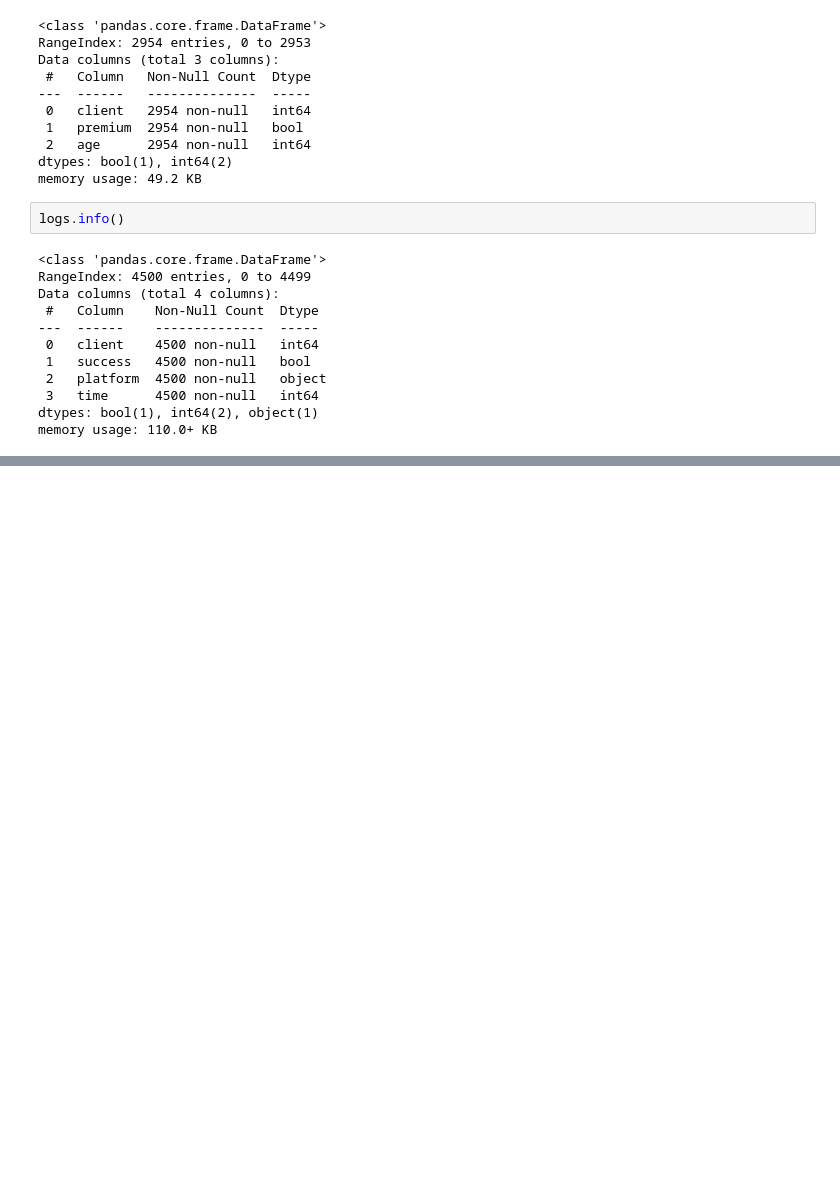
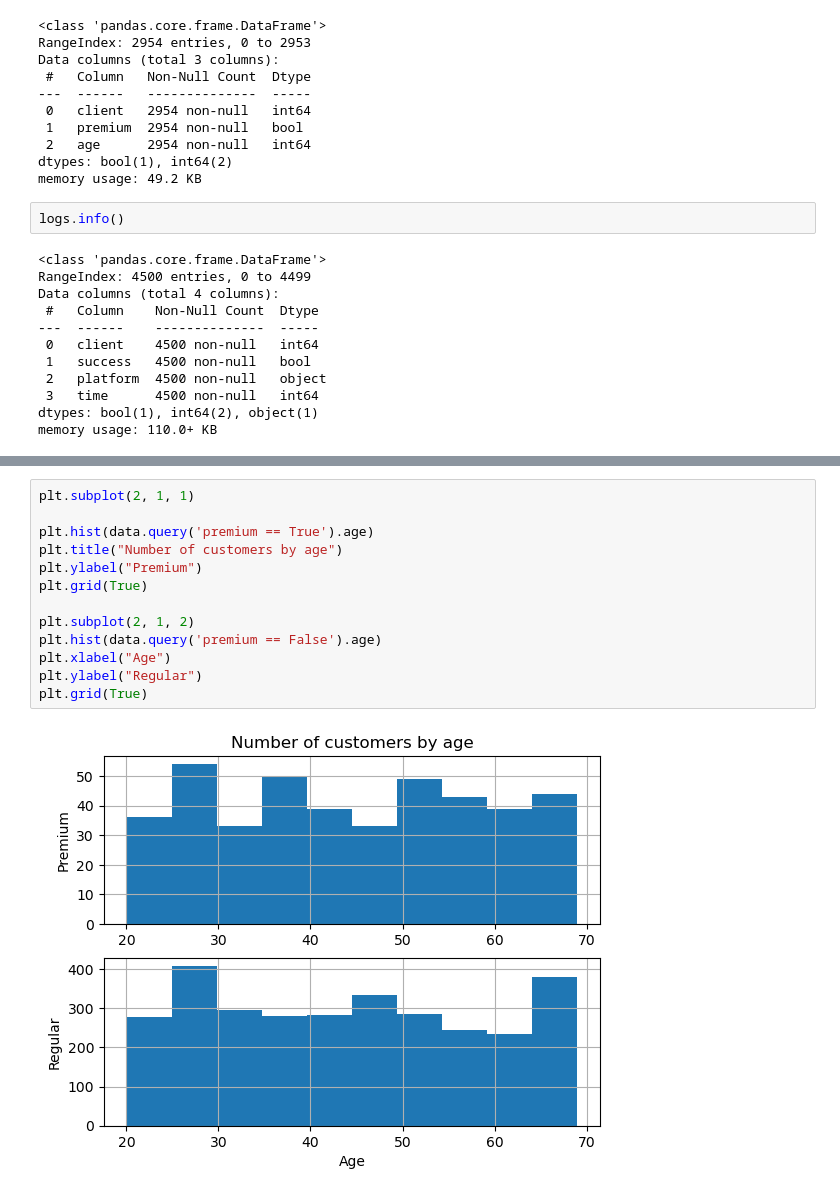
Before and after one commit to samiralikperov/python-portfolio, a Jupyter notebook: Projects/Customer_and_log_analytics_for_a_gamedev_startup.ipynb, the cells around one changed output, grey strips where cells are left out. Drawn from its saved outputs; the diff is of its cells as text; blank space fills up the shorter version.

```diff
--- a/Projects/Customer_and_log_analytics_for_a_gamedev_startup.ipynb
+++ b/Projects/Customer_and_log_analytics_for_a_gamedev_startup.ipynb
@@ -118,0 +222,15 @@ memory usage: 110.0+ KB
+# %%
+plt.subplot(2, 1, 1)
+
+plt.hist(data.query('premium == True').age)
+plt.title("Number of customers by age")
+plt.ylabel("Premium")
+plt.grid(True)
+
+plt.subplot(2, 1, 2)
+plt.hist(data.query('premium == False').age)
+plt.xlabel("Age")
+plt.ylabel("Regular")
+plt.grid(True)
+# %% [output]
+[figure, added]
```
Also changed, not shown: parts of 23 cells of this notebook.
